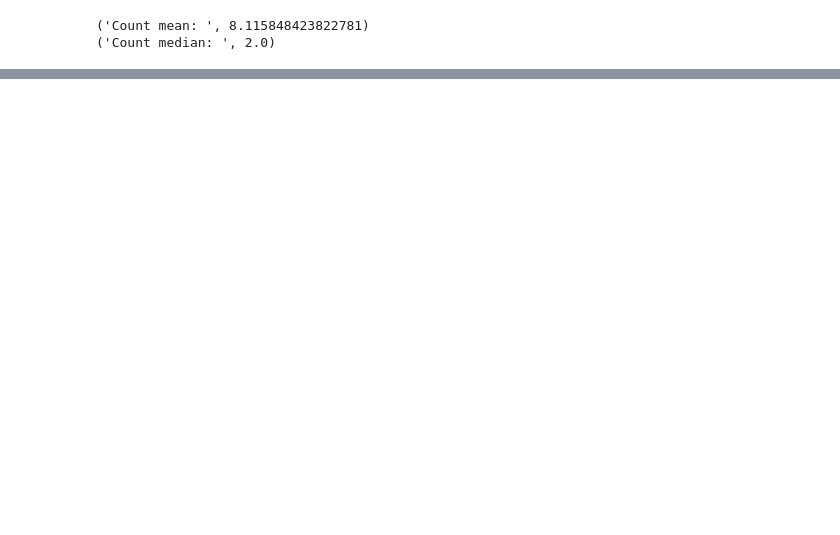
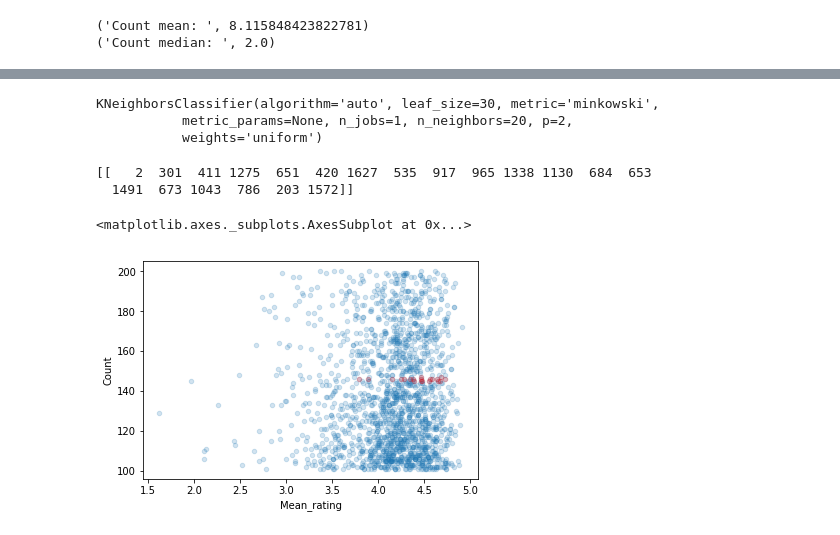
Before and after one commit to nishnash54/RecOmax, a Jupyter notebook: Online/recomendation_system.ipynb, the cells around one changed output, grey strips where cells are left out. Drawn from its saved outputs; the diff is of its cells as text; code cells hidden in the pictures; blank space fills up the shorter version.

Commit message:
Recommendation based on KNN (Count, Mean rating)

```diff
--- a/Online/recomendation_system.ipynb
+++ b/Online/recomendation_system.ipynb
@@ -272,0 +289,3 @@ print("Count median: ", np.median(product_rating_count))
+# %%
+test_data = product_details[product_details['Count']>100][product_details['Count']<201].copy()
+test_data.head()
@@ -272,0 +312,5 @@ print("Count median: ", np.median(product_rating_count))
+# %%
+X_train = test_data[['Mean_rating', 'Count']].values
+print(X_train)
+Y_train = test_data.index.values
+print(Y_train)
@@ -272,0 +327,21 @@ print("Count median: ", np.median(product_rating_count))
+# %%
+from sklearn.neighbors import KNeighborsClassifier
+
+knn = KNeighborsClassifier(n_neighbors=20)
+knn.fit(X_train, Y_train)
+# %% [output]
+KNeighborsClassifier(algorithm='auto', leaf_size=30, metric='minkowski',
+           metric_params=None, n_jobs=1, n_neighbors=20, p=2,
+           weights='uniform')
+# %%
+neigh = knn.kneighbors(X=[[4.7260274, 146.]], n_neighbors=20, return_distance=False)
+print(neigh)
+# %% [output]
+[[   2  301  411 1275  651  420 1627  535  917  965 1338 1130  684  653
+  1491  673 1043  786  203 1572]]
+# %%
+ax = test_data.plot(kind='scatter', x='Mean_rating', y='Count', alpha=0.20)
+test_data.iloc[neigh[0]].plot(kind='scatter', x='Mean_rating', y='Count', color='r', alpha=0.20, ax=ax)
+# %% [output]
+<matplotlib.axes._subplots.AxesSubplot at 0x...>
+[figure, added]
```
Also changed, not shown: parts of 8 cells of this notebook.
